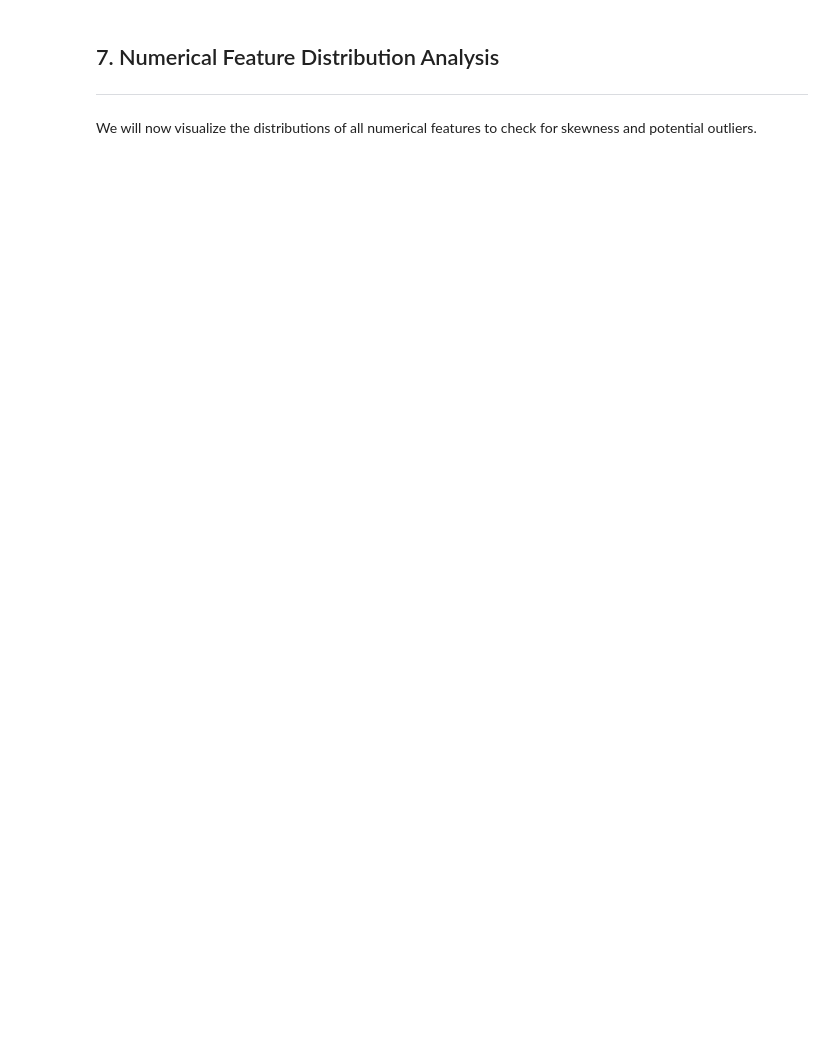
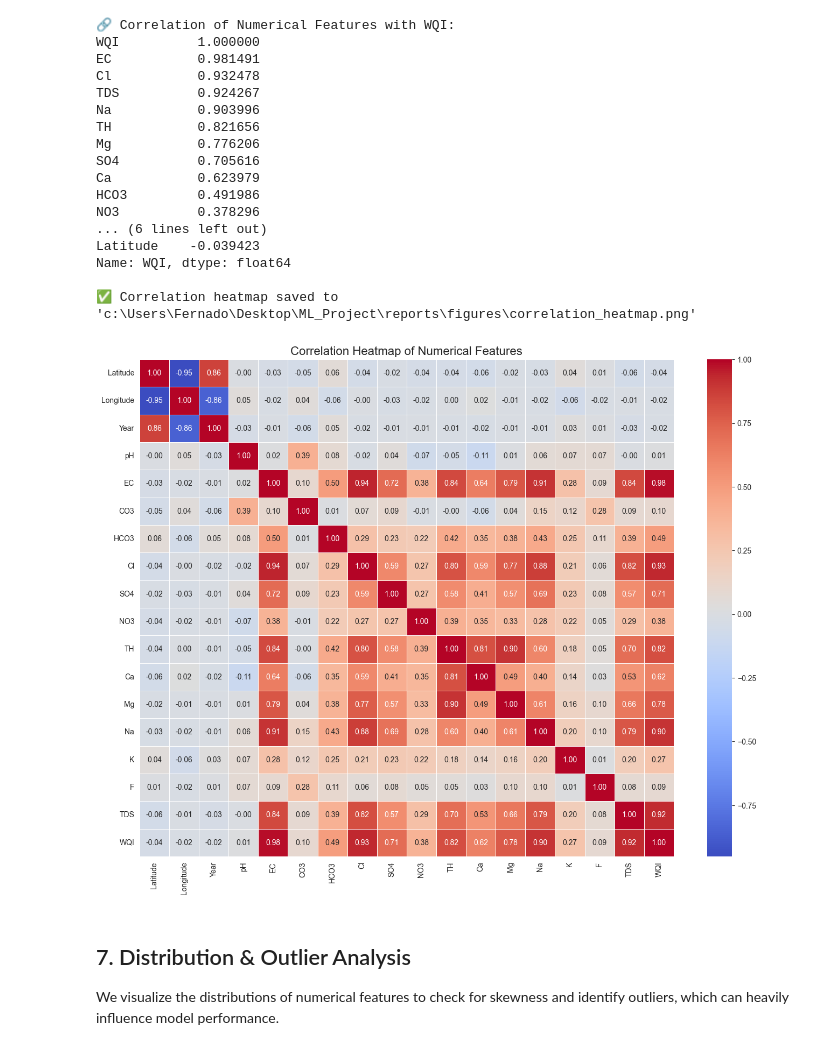
Before and after one commit to Fernado03/water_quality_classification, a Jupyter notebook: notebooks/01_eda_and_feature_selection.ipynb, the cells around one changed output. Drawn from its saved outputs; the diff is of its cells as text; code cells hidden in the pictures; blank space fills up the shorter version.

```diff
--- a/notebooks/01_eda_and_feature_selection.ipynb
+++ b/notebooks/01_eda_and_feature_selection.ipynb
@@ -110,27 +302,45 @@ else:
 # %%
-# ======================
-# 6.1. Target Variable Distribution
-# ======================
-if 'Water Quality Classification' in df.columns:
-    plt.figure(figsize=(10, 6))
-    sns.countplot(x='Water Quality Classification', data=df, palette='viridis', order=df['Water Quality Classification'].value_counts().index)
-    plt.title('Distribution of Water Quality Classification')
-    plt.xlabel('Water Quality Classification')
-    plt.ylabel('Count')
-    plt.xticks(rotation=45)
+# ==============================================================================
+# 6. CORRELATION ANALYSIS
+# ==============================================================================
+if 'WQI' in df.columns:
+    # Calculate correlation matrix
+    correlation_matrix = df[numerical_cols].corr()
 
-    # Save the figure
-    plt.savefig('reports/figures/target_variable_distribution.png', bbox_inches='tight')
-    print("\n✅ Target variable distribution plot saved to 'reports/figures/target_variable_distribution.png'")
+    # Get correlation with WQI and sort it
+    wqi_corr = correlation_matrix['WQI'].sort_values(ascending=False)
+    print("\n🔗 Correlation of Numerical Features with WQI:")
+    print(wqi_corr)
 
+    # Visualize the heatmap
+    plt.figure(figsize=(16, 12))
+    sns.heatmap(correlation_matrix, annot=True, cmap="coolwarm", fmt='.2f', linewidths=.5)
+    plt.title("Correlation Heatmap of Numerical Features", fontsize=16)
+    plt.savefig(reports_dir / 'correlation_heatmap.png', bbox_inches='tight')
+    print(f"\n✅ Correlation heatmap saved to '{reports_dir / 'correlation_heatmap.png'}'")
     plt.show()
-
-    print("\n🎯 Class Balance:")
-    print(df['Water Quality Classification'].value_counts())
 else:
-    print("⚠️ 'Water Quality Classification' column not found.")
+    print("⚠️ 'WQI' column not found, skipping correlation analysis.")
+# %% [output]
+🔗 Correlation of Numerical Features with WQI:
+WQI          1.000000
+EC           0.981491
+Cl           0.932478
+TDS          0.924267
+Na           0.903996
+TH           0.821656
+Mg           0.776206
+SO4          0.705616
+Ca           0.623979
+HCO3         0.491986
+NO3          0.378296
+... (6 lines left out)
+Latitude    -0.039423
+Name: WQI, dtype: float64
+
+✅ Correlation heatmap saved to 'c:\Users\Fernado\Desktop\ML_Project\reports\figures\correlation_heatmap.png'
+[figure, added]
 # %% [markdown]
- ## 7. Numerical Feature Distribution Analysis
- ---
- We will now visualize the distributions of all numerical features to check for skewness and potential outliers.
+ ## 7. Distribution & Outlier Analysis
+ We visualize the distributions of numerical features to check for skewness and identify outliers, which can heavily influence model performance.
 # %%
```
Also changed, not shown: parts of 15 cells of this notebook, 27 other files.
